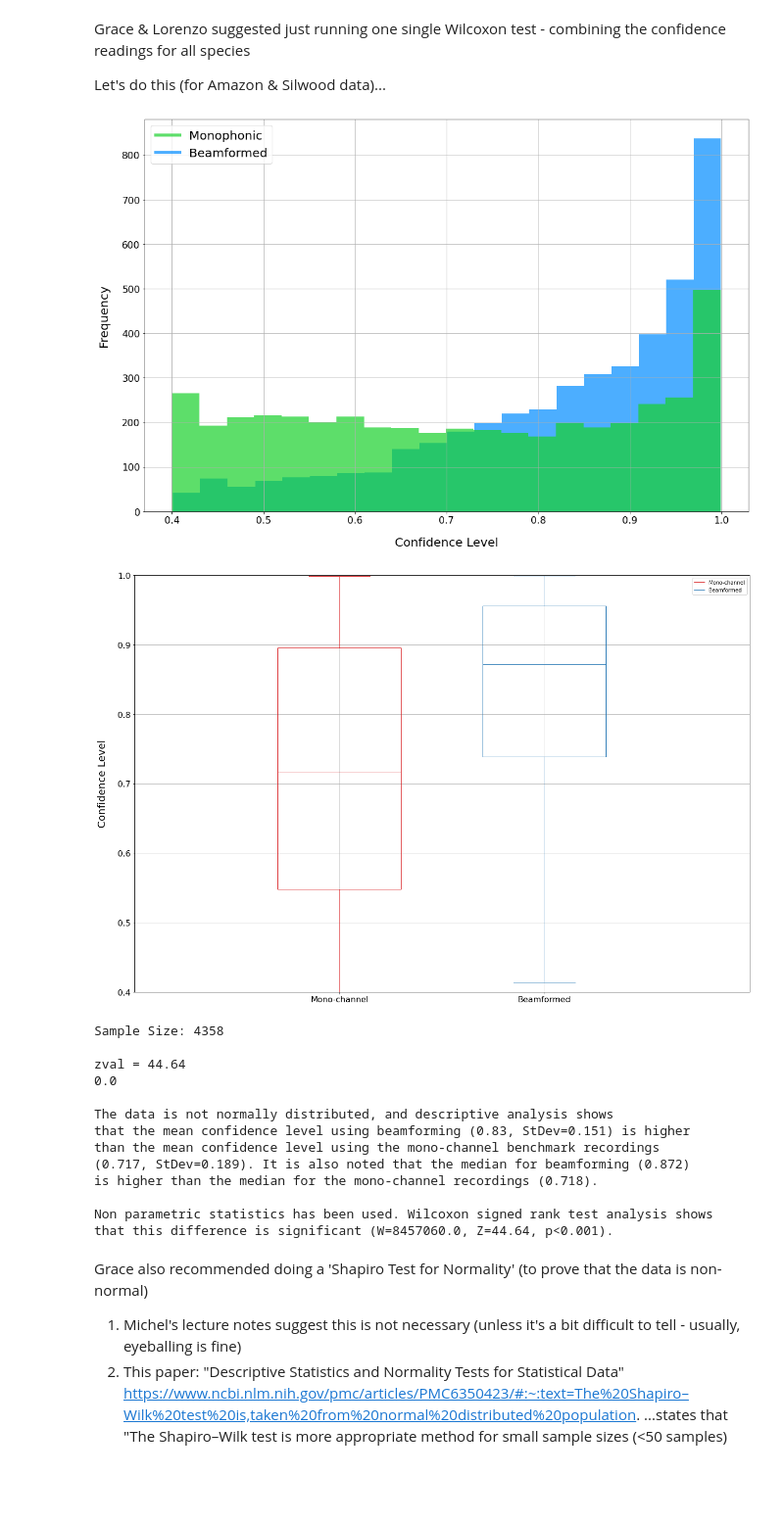
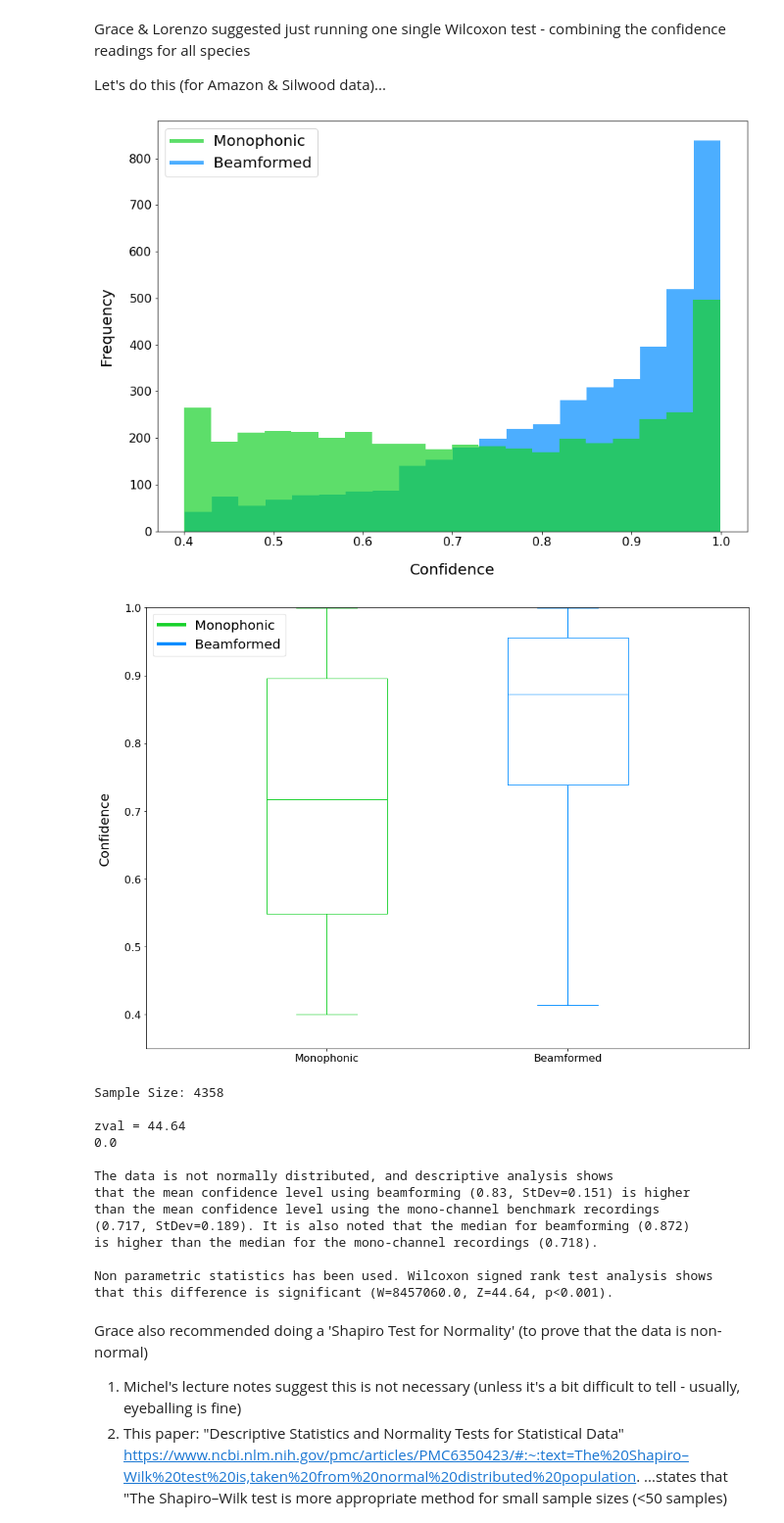
Before and after one commit to JamesSkinna/Masters_6mic_analysis, a Jupyter notebook: src/analysis_scripts/statistical_inference_tests.ipynb, the cells around one changed output. Shown at 98% size. Cells and saved outputs as stored; diff of their text form; code cells hidden in the pictures; blank space fills up the shorter version.

```diff
--- a/src/analysis_scripts/statistical_inference_tests.ipynb
+++ b/src/analysis_scripts/statistical_inference_tests.ipynb
@@ -40,12 +40,12 @@ def read_results_from_file(file_path):
 
 def setup_new_plot(xlabel, ylabel, title):
     """Initialises a new matplotlib plot, with desired parameters"""
-    plt.figure(figsize=(18, 12))
+    plt.figure(figsize=(14, 10))
     plt.xlabel(xlabel, fontsize=20, labelpad=20)
     plt.ylabel(ylabel, fontsize=20, labelpad=20)
     plt.tick_params(axis="both", labelsize=16)
     # plt.title(title)
-    plt.grid(True)
+    # plt.grid(True)
 
 # New colours
 mono_col = '#18D12B'
@@ -578,7 +578,7 @@ for species in mono_dict.keys():
 # plt.show()
 
 # Overlay the histograms...
-setup_new_plot("Confidence Level", "Frequency", "")
+setup_new_plot("Confidence", "Frequency", "")
 
 overlay_alpha = 0.7
 
@@ -596,57 +596,59 @@ leg.get_lines()[1].set_linewidth(5)
 plt.show()
 
 # Boxplots---
-setup_new_plot("", "Confidence Level", "Confidence Levels - All Species Combined")
+setup_new_plot("", "Confidence", "")
 
-bpl = plt.boxplot(conf_mono, positions=[-1], sym='', widths=0.6)
-bpr = plt.boxplot(conf_bf, positions=[0], sym='', widths=0.6)
-set_box_color(bpl, '#D7191C') # colors are from http://colorbrewer2.org/
-set_box_color(bpr, '#2C7BB6')
+bpl = plt.boxplot(conf_mono, positions=[0.3], sym='', widths=0.2)
+bpr = plt.boxplot(conf_bf, positions=[0.7], sym='', widths=0.2)
+set_box_color(bpl, mono_col) # colors are from http://colorbrewer2.org/
+set_box_color(bpr, bf_col)
 
 # draw temporary red and blue lines and use them to create a legend
-plt.plot([], c='#D7191C', label='Mono-channel')
-plt.plot([], c='#2C7BB6', label='Beamformed')
-plt.legend()
+plt.plot([], c=mono_col, label='Monophonic')
+plt.plot([], c=bf_col, label='Beamformed')
+leg = plt.legend(fontsize=20)
+leg.get_lines()[0].set_linewidth(5)
+leg.get_lines()[1].set_linewidth(5)
 
-boxplot_labels = ["Mono-channel", "Beamformed"]
-plt.xticks([-1, 0], boxplot_labels)
-plt.xlim(-2, 1)
-plt.ylim(0.4, 1)
+boxplot_labels = ["Monophonic", "Beamformed"]
+plt.xticks([0.3, 0.7], boxplot_labels)
+plt.xlim(0, 1)
+plt.ylim(0.35, 1)
 plt.tight_layout()
 
 plt.show()
 
 # Calculate important metrics-----------------------------------------------
 means = [round(np.mean(conf_bf), 3), round(np.mean(conf_mono), 3)]
 medians = [round(np.median(conf_bf), 3), round(np.median(conf_mono), 3)]
 devs = [round(np.std(conf_bf), 3), round(np.std(conf_mono), 3)]
 
 sample_size = len(conf_bf)
 print("Sample Size: " + str(sample_size))
 print()
 
 # Conduct the Significance Test---------------------------------------------
 statistic, p_value = wilcoxon(conf_bf, conf_mono, method="approx", alternative="greater")
 
 # print(p_value)
 # z_statistic = norm.ppf(p_value)         # Reverse engineering the z-val, from the p-val (based on normal approximation)
 # print(f"zval = {z_statistic}")          # Unfortunately p_value = 0.0 (i.e., not 0.00000..1 - likely because it's smaller than the amount of bits we can store)
 #                                                 # Thus, this method gives z_statistic = inf
 
 # Alternate method for z-val, based on this article http://www.statisticslectures.com/topics/wilcoxonsignedranks/
 # (Matlab also uses the same method - https://uk.mathworks.com/help/stats/signrank.html - see 'More About -> z-Statistic)
 n = sample_size
 W = statistic           # Note, Wicoxon test statistic (W) is sometimes also denoted as T
 z_statistic = round((W - ((n*(n+1))/4))/math.sqrt((n*(n+1)*(2*n+1))/24), 2)
 print(f"zval = {z_statistic}")
 
 print(norm.cdf(-z_statistic))        # We can then calculate p-val, based on the z-val (from the normal dist) -> Again, = 0.0 (too small for num of bits)
 print()
 
 report_outcome(means, medians, devs, statistic, p_value, z_statistic)
 # %% [output]
-[figure, old version]
+[figure, new version]
-[figure, old version]
+[figure, new version]
 Sample Size: 4358
 
 zval = 44.64
```
Also changed, not shown: parts of 2 cells of this notebook, 6 other files.
